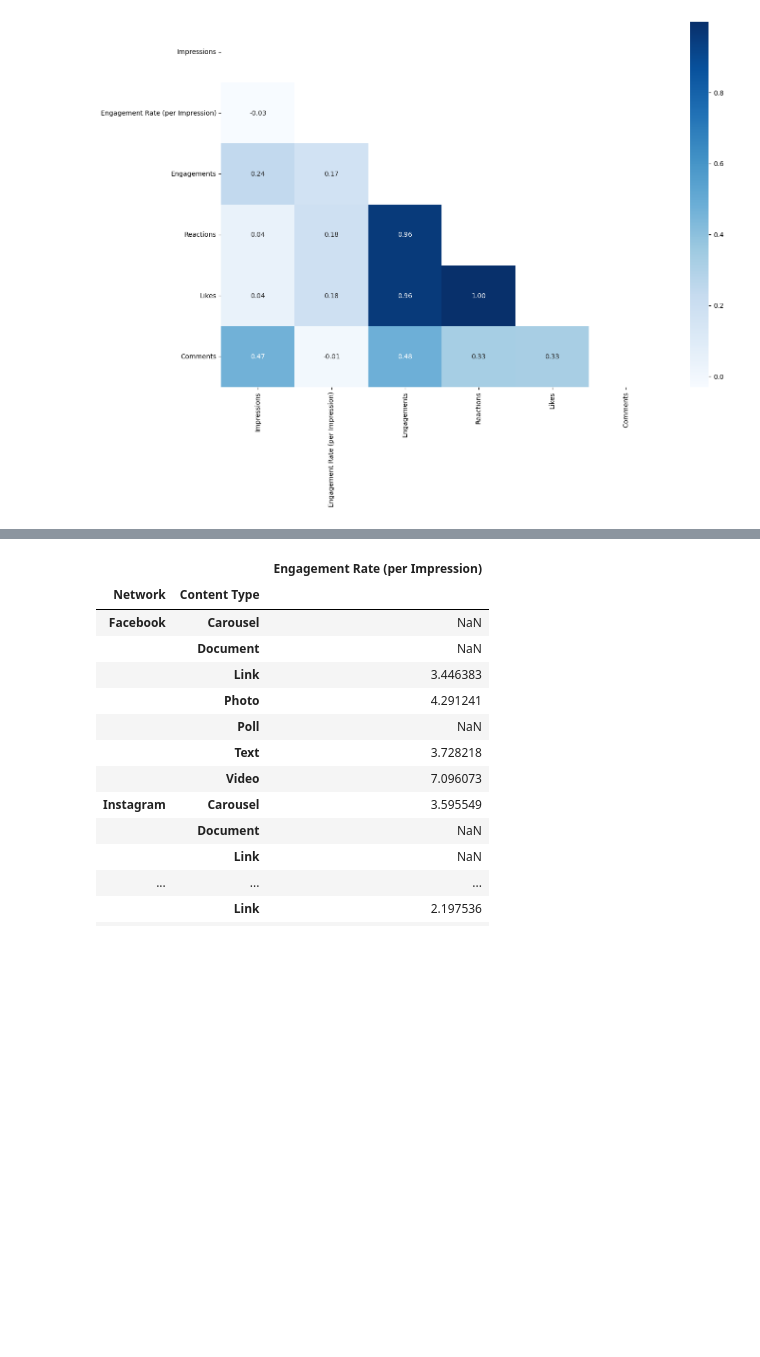
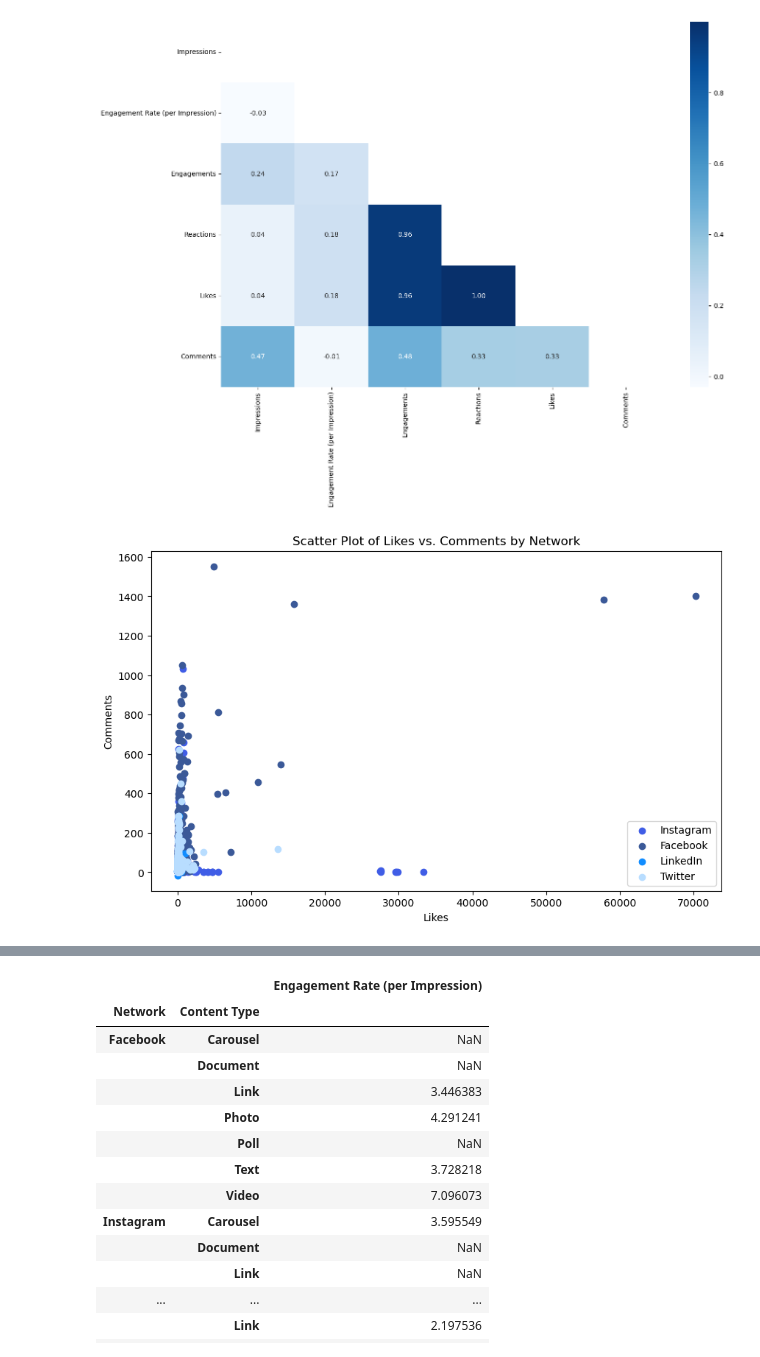
Before and after one commit to samaregbesola/Stanbic-IBTC, a Jupyter notebook: hackathon_codes.ipynb, the cells around one changed output, grey strips where cells are left out. Saved outputs shown, nothing was run; the diff lists cells and outputs as text; code cells hidden in the pictures; blank space fills up the shorter version.

```diff
--- a/hackathon_codes.ipynb
+++ b/hackathon_codes.ipynb
@@ -160,6 +160,21 @@ sns.heatmap(corr,annot=True,fmt=".2f", mask=mask,cmap="Blues")
 # %% [output]
 <AxesSubplot:>
 [figure]
+# %%
+# Scatter plot of likes vs. comments for each network
+plt.figure(figsize=(10, 6))
+
+for network, color in zip(['Instagram', 'Facebook', 'LinkedIn', 'Twitter'], ['#405DE6', '#3B5998', '#118DFF', '#B8DDFF']):
+    network_df = social_media[social_media['Network'] == network]
+    plt.scatter(network_df['Likes'], network_df['Comments'], label=network, color=color)
+
+plt.xlabel('Likes')
+plt.ylabel('Comments')
+plt.title('Scatter Plot of Likes vs. Comments by Network')
+plt.legend()
+plt.show()
+# %% [output]
+[figure, added]
 # %%
 # Check metrics by content type
 (social_media.groupby('Content Type')
```
Also changed, not shown: parts of 4 cells of this notebook.
